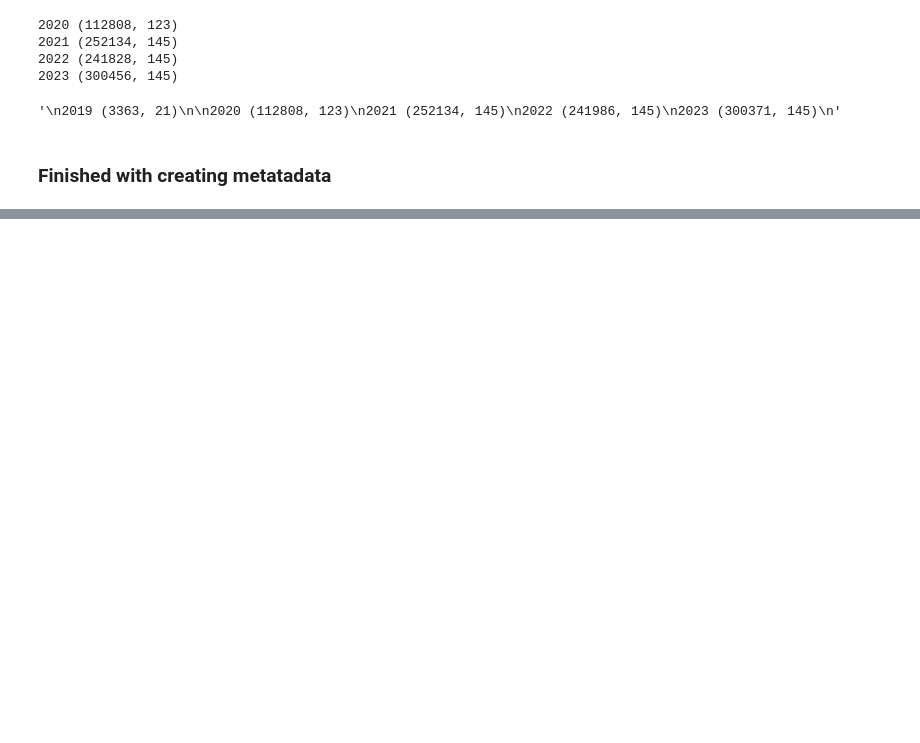
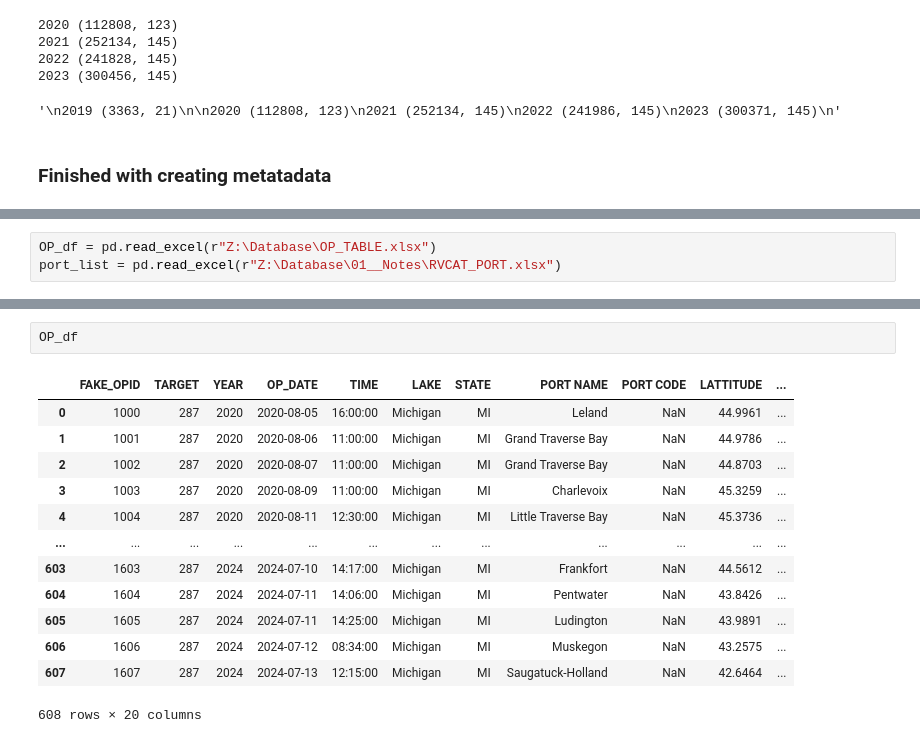
Before and after one commit to ajgeglio/Indexing-and-Slicing, a Jupyter notebook: IndexingHeaders.ipynb, the cells around one changed output, grey strips where cells are left out. Drawn from its saved outputs; the diff is of its cells as text; blank space fills up the shorter version.

```diff
--- a/IndexingHeaders.ipynb
+++ b/IndexingHeaders.ipynb
@@ -317,0 +301,3 @@ df_OP
+# %%
+OP_df = pd.read_excel(r"Z:\Database\OP_TABLE.xlsx")
+port_list = pd.read_excel(r"Z:\Database\01__Notes\RVCAT_PORT.xlsx")
@@ -317,0 +324,16 @@ df_OP
+# %%
+OP_df
+# %% [output]
+|  | FAKE_OPID | TARGET | YEAR | OP_DATE | TIME | LAKE | STATE | PORT NAME | PORT CODE | LATTITUDE | ... |
+| 0 | 1000 | 287 | 2020 | 2020-08-05 | 16:00:00 | Michigan | MI | Leland | NaN | 44.9961 | ... |
+| 1 | 1001 | 287 | 2020 | 2020-08-06 | 11:00:00 | Michigan | MI | Grand Traverse Bay | NaN | 44.9786 | ... |
+| 2 | 1002 | 287 | 2020 | 2020-08-07 | 11:00:00 | Michigan | MI | Grand Traverse Bay | NaN | 44.8703 | ... |
+| 3 | 1003 | 287 | 2020 | 2020-08-09 | 11:00:00 | Michigan | MI | Charlevoix | NaN | 45.3259 | ... |
+| 4 | 1004 | 287 | 2020 | 2020-08-11 | 12:30:00 | Michigan | MI | Little Traverse Bay | NaN | 45.3736 | ... |
+| ... | ... | ... | ... | ... | ... | ... | ... | ... | ... | ... | ... |
+| 603 | 1603 | 287 | 2024 | 2024-07-10 | 14:17:00 | Michigan | MI | Frankfort | NaN | 44.5612 | ... |
+| 604 | 1604 | 287 | 2024 | 2024-07-11 | 14:06:00 | Michigan | MI | Pentwater | NaN | 43.8426 | ... |
+| 605 | 1605 | 287 | 2024 | 2024-07-11 | 14:25:00 | Michigan | MI | Ludington | NaN | 43.9891 | ... |
+| 606 | 1606 | 287 | 2024 | 2024-07-12 | 08:34:00 | Michigan | MI | Muskegon | NaN | 43.2575 | ... |
+| 607 | 1607 | 287 | 2024 | 2024-07-13 | 12:15:00 | Michigan | MI | Saugatuck-Holland | NaN | 42.6464 | ... |
+608 rows × 20 columns
```
Also changed, not shown: parts of 6 cells of this notebook, 7 other files.
